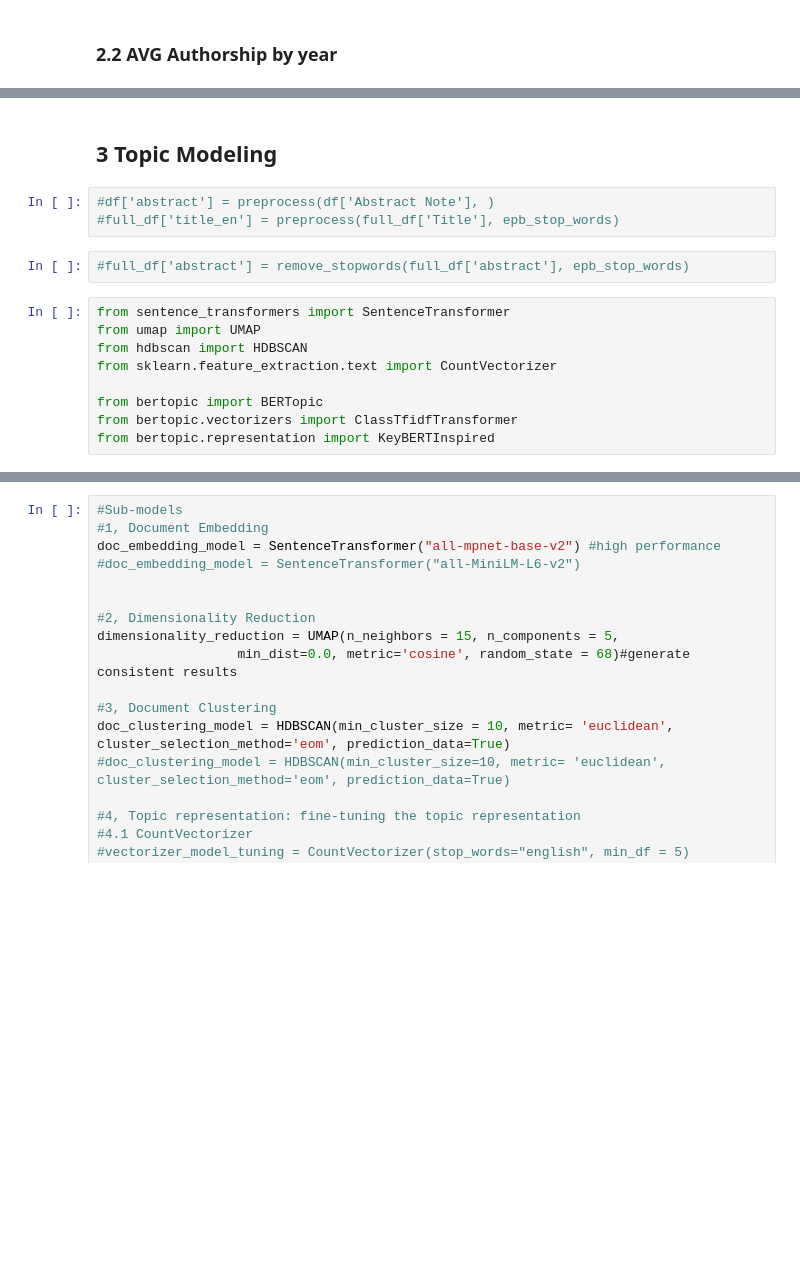
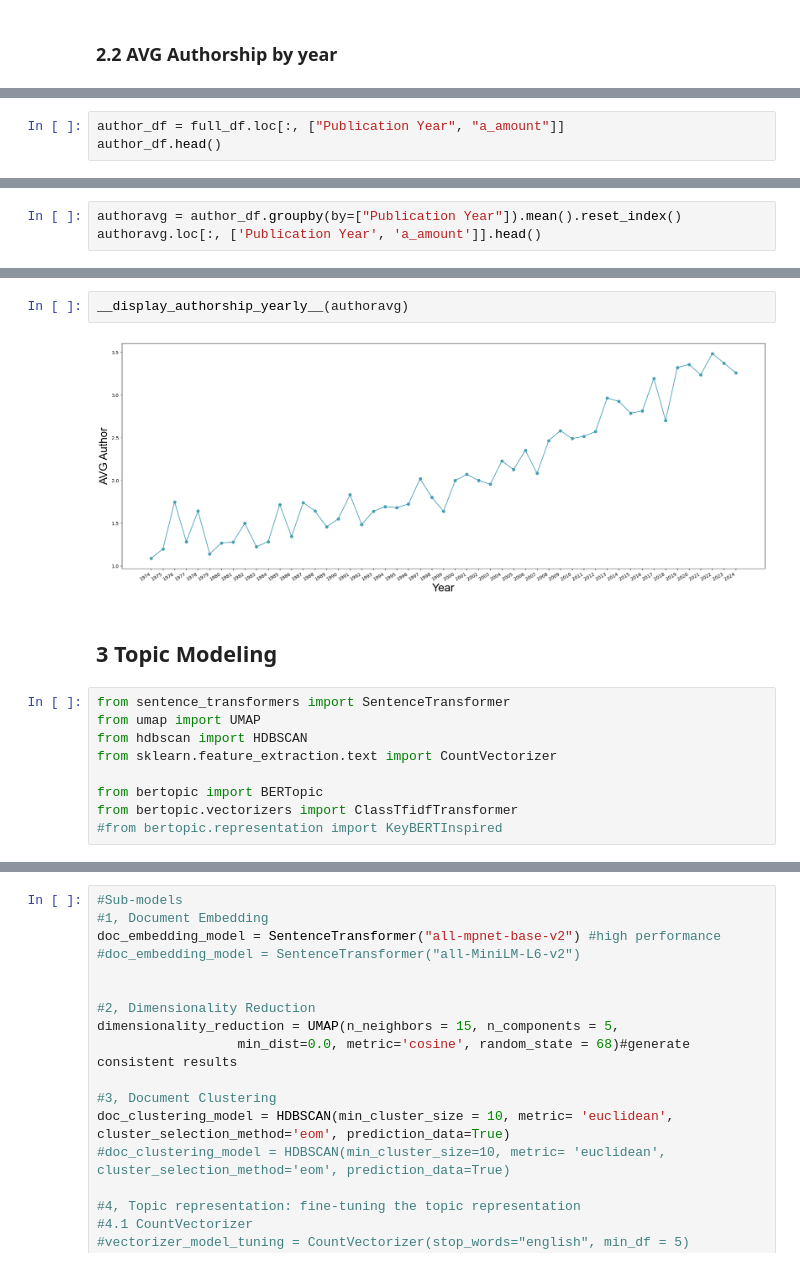
Before and after one commit to njiang8/EPB_editorial, a Jupyter notebook: epb_abs_topicmodeling.ipynb, the cells around one changed output, grey strips where cells are left out. Drawn from its saved outputs; the diff is of its cells as text; blank space fills up the shorter version.

```diff
--- a/epb_abs_topicmodeling.ipynb
+++ b/epb_abs_topicmodeling.ipynb
@@ -212,0 +170,3 @@ DisplayNewsYearly(yearcount.loc[:, ['Publication Year', 'amount']])
+# %%
+author_df = full_df.loc[:, ["Publication Year", "a_amount"]]
+author_df.head()
@@ -212,0 +180,3 @@ DisplayNewsYearly(yearcount.loc[:, ['Publication Year', 'amount']])
+# %%
+authoravg = author_df.groupby(by=["Publication Year"]).mean().reset_index()
+authoravg.loc[:, ['Publication Year', 'a_amount']].head()
@@ -213,10 +190,9 @@ DisplayNewsYearly(yearcount.loc[:, ['Publication Year', 'amount']])
+# %%
+__display_authorship_yearly__(authoravg)
+# %% [output]
+[figure, added]
 # %% [markdown]
 ## 3 Topic Modeling
-# %%
-#df['abstract'] = preprocess(df['Abstract Note'], )
-#full_df['title_en'] = preprocess(full_df['Title'], epb_stop_words)
-# %%
-#full_df['abstract'] = remove_stopwords(full_df['abstract'], epb_stop_words)
 # %%
 from sentence_transformers import SentenceTransformer
 from umap import UMAP
@@ -225,6 +201,6 @@ from sklearn.feature_extraction.text import CountVectorizer
 
 from bertopic import BERTopic
 from bertopic.vectorizers import ClassTfidfTransformer
-from bertopic.representation import KeyBERTInspired
+#from bertopic.representation import KeyBERTInspired
 # %%
 #Documents for the inputs
```
Also changed, not shown: parts of 43 cells of this notebook, 5 other files.
